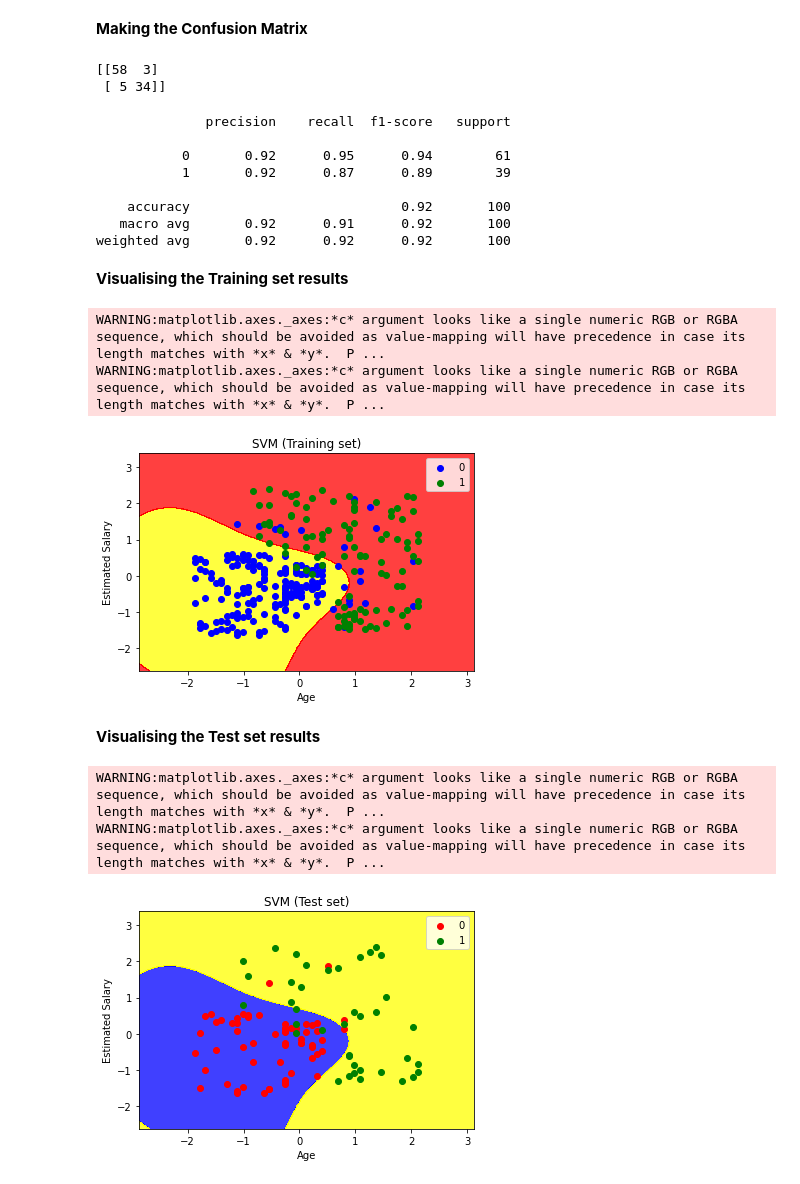
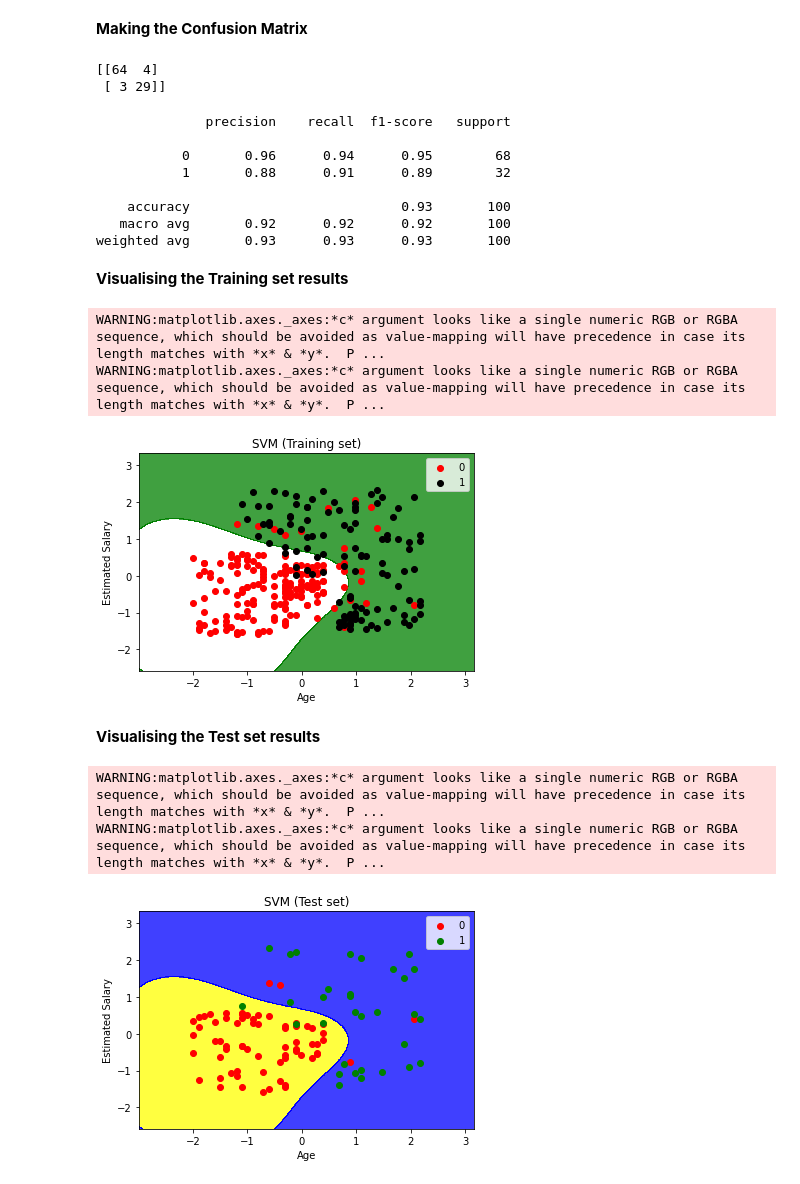
Before and after one commit to HEMA1188/Assignment_11_12_13_14_15, a Jupyter notebook: Copy_of_SVM_Assignment14.ipynb, the cells around one changed output. Cells and saved outputs as stored; diff of their text form; code cells hidden in the pictures.

```diff
--- a/Copy_of_SVM_Assignment14.ipynb
+++ b/Copy_of_SVM_Assignment14.ipynb
@@ -17,4 +18,5 @@ from sklearn.metrics import accuracy_score
 # %% [markdown]
 **Importing the dataset**
 # %%
-df=pd.read_csv("Social_Network_Ads.csv")
+df=pd.read_csv("Social_Network_Ads1.csv")
+df.head()
@@ -65,3 +62,6 @@ Y=df['Purchased']
+# %%
+X = df.iloc[:, [2, 3]].values
+Y = df.iloc[:, 4].values
 # %% [markdown]
 **Splitting the dataset into the Training set and Test set**
 # %%
@@ -98,36 +91,35 @@ array([0, 1, 0, 0, 0, 0, 1, 1, 0, 0, 0, 0, 0, 0, 0, 0, 0, 0, 1, 1, 0, 0,
 confus=confusion_matrix(y_test,pred)
 print(confus)
 # %% [output]
-[[58  3]
- [ 5 34]]
+[[64  4]
+ [ 3 29]]
 # %%
 print(classification_report(y_test,pred))
 # %% [output]
               precision    recall  f1-score   support
 
-           0       0.92      0.95      0.94        61
-           1       0.92      0.87      0.89        39
+           0       0.96      0.94      0.95        68
+           1       0.88      0.91      0.89        32
 
-    accuracy                           0.92       100
-   macro avg       0.92      0.91      0.92       100
-weighted avg       0.92      0.92      0.92       100
+    accuracy                           0.93       100
+   macro avg       0.92      0.92      0.92       100
+weighted avg       0.93      0.93      0.93       100
 # %% [markdown]
 **Visualising the Training set results**
 # %%
-# Visualising the Training set results
 from matplotlib.colors import ListedColormap
+import matplotlib.pyplot as plt
 import numpy as np
-import matplotlib.pyplot as plt
 X_set, y_set = x_train, y_train
 X1, X2 = np.meshgrid(np.arange(start = X_set[:, 0].min() - 1, stop = X_set[:, 0].max() + 1, step = 0.01),
                      np.arange(start = X_set[:, 1].min() - 1, stop = X_set[:, 1].max() + 1, step = 0.01))
 plt.contourf(X1, X2, svm.predict(np.array([X1.ravel(), X2.ravel()]).T).reshape(X1.shape),
-             alpha = 0.75, cmap = ListedColormap(('yellow', 'red')))
+             alpha = 0.75, cmap = ListedColormap(('white', 'green')))
 plt.xlim(X1.min(), X1.max())
 plt.ylim(X2.min(), X2.max())
 for i, j in enumerate(np.unique(y_set)):
     plt.scatter(X_set[y_set == j, 0], X_set[y_set == j, 1],
-                c = ListedColormap(('blue', 'green'))(i), label = j)
+                c = ListedColormap(('red', 'black'))(i), label = j)
 plt.title('SVM (Training set)')
 plt.xlabel('Age')
 plt.ylabel('Estimated Salary')
@@ -136,28 +128,27 @@ plt.show()
 # %% [output]
 WARNING:matplotlib.axes._axes:*c* argument looks like a single numeric RGB or RGBA sequence, which should be avoided as value-mapping will have precedence in case its length matches with *x* & *y*.  P ...
 WARNING:matplotlib.axes._axes:*c* argument looks like a single numeric RGB or RGBA sequence, which should be avoided as value-mapping will have precedence in case its length matches with *x* & *y*.  P ...
-[figure, old version]
+[figure, new version]
 # %% [markdown]
 **Visualising the Test set results**
 # %%
-# Visualising the Test set results
 from matplotlib.colors import ListedColormap
 X_set, y_set = x_test, y_test
 X1, X2 = np.meshgrid(np.arange(start = X_set[:, 0].min() - 1, stop = X_set[:, 0].max() + 1, step = 0.01),
                      np.arange(start = X_set[:, 1].min() - 1, stop = X_set[:, 1].max() + 1, step = 0.01))
 plt.contourf(X1, X2, svm.predict(np.array([X1.ravel(), X2.ravel()]).T).reshape(X1.shape),
-             alpha = 0.75, cmap = ListedColormap(('blue', 'yellow')))
+             alpha = 0.75, cmap = ListedColormap(('yellow', 'blue')))
 plt.xlim(X1.min(), X1.max())
 plt.ylim(X2.min(), X2.max())
 for i, j in enumerate(np.unique(y_set)):
     plt.scatter(X_set[y_set == j, 0], X_set[y_set == j, 1],
                 c = ListedColormap(('red', 'green'))(i), label = j)
 plt.title('SVM (Test set)')
 plt.xlabel('Age')
 plt.ylabel('Estimated Salary')
 plt.legend()
 plt.show()
 # %% [output]
 WARNING:matplotlib.axes._axes:*c* argument looks like a single numeric RGB or RGBA sequence, which should be avoided as value-mapping will have precedence in case its length matches with *x* & *y*.  P ...
 WARNING:matplotlib.axes._axes:*c* argument looks like a single numeric RGB or RGBA sequence, which should be avoided as value-mapping will have precedence in case its length matches with *x* & *y*.  P ...
-[figure, old version]
+[figure, new version]
```
Also changed, not shown: parts of 11 cells of this notebook.
